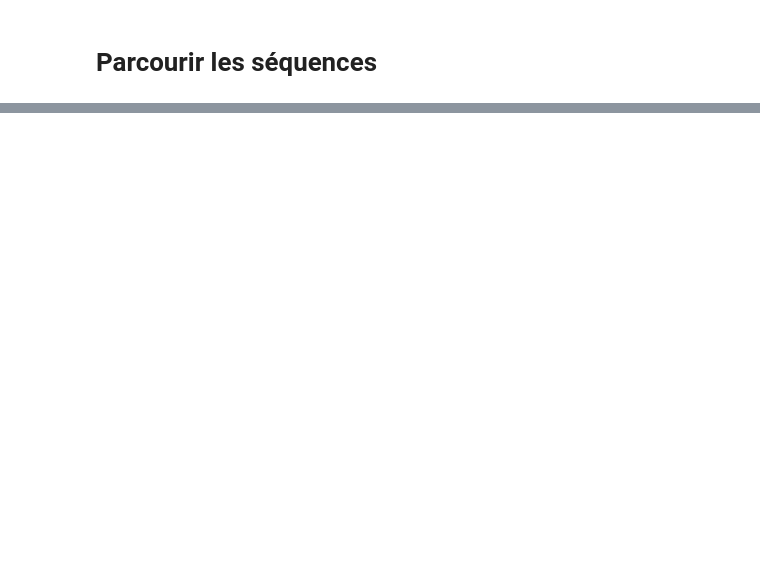
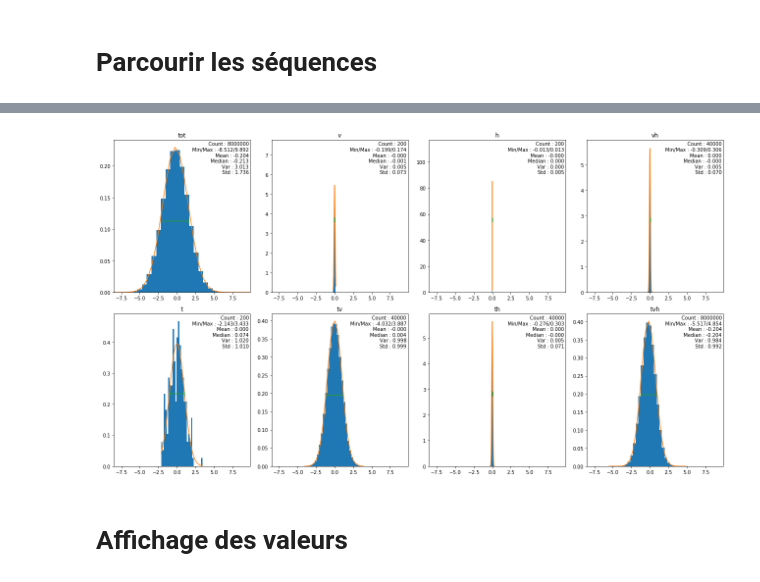
Before and after one commit to mocquin/noise3d, a Jupyter notebook: working_display_seq.ipynb, the cells around one changed output, grey strips where cells are left out. Cells and saved outputs as stored; diff of their text form; code cells hidden in the pictures; blank space fills up the shorter version.

```diff
--- a/working_display_seq.ipynb
+++ b/working_display_seq.ipynb
@@ -214,0 +108,13 @@ t
+# %%
+import noise3d
+import numpy as np
+import matplotlib.pyplot as plt
+
+
+from noise3d import disp
+from noise3d import genseq
+
+
+T = 200
+V = 200
+H = 200
@@ -214,0 +134,4 @@ t
+# %%
+sigmas = (1, 0, 0, 1, 0, 0, 1)
+seq3d = noise3d.genseq.genseq_3dnoise_seq(T, V, H, sigmas)
+#seqs = noise3d.opr.get_all_3d_noise_seq_fast(seq3d)
@@ -214,0 +152,6 @@ t
+# %%
+disp.display_8seq(seq3d, fit=True, stats_on=True, stats_print=False, print_CI=False, nbin=30, density=True, figsize=(18, 10), samex=True);
+# %% [output]
+[figure, added]
+# %% [markdown]
+# Affichage des valeurs
```
Also changed, not shown: parts of 18 cells of this notebook, 9 other files.
